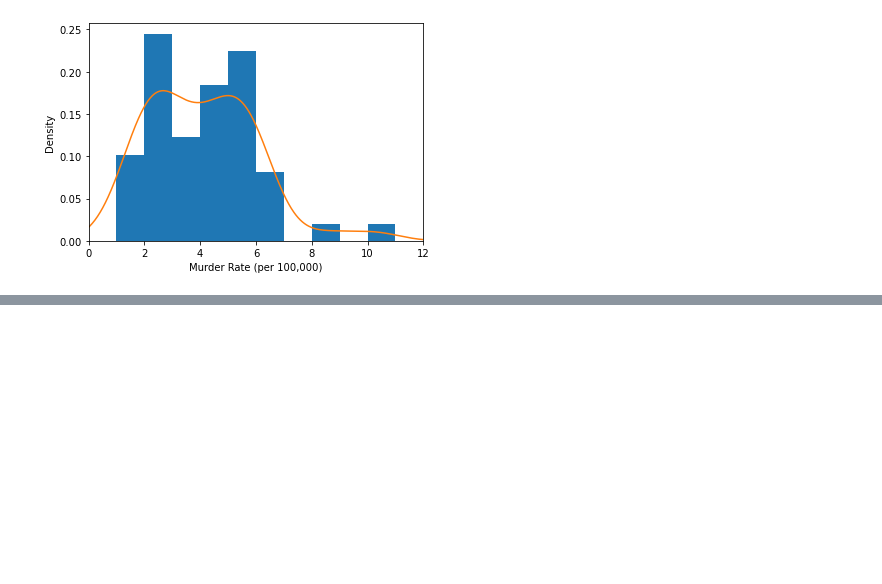
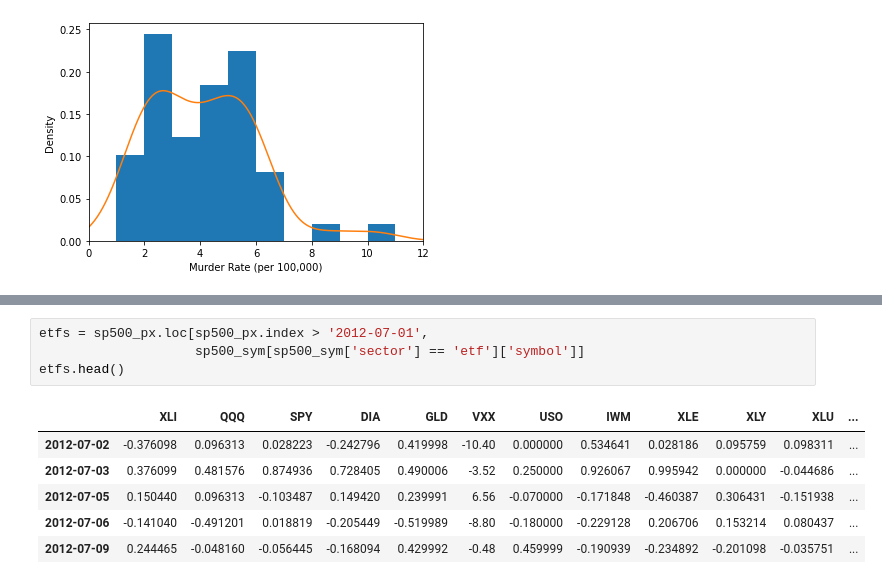
Before and after one commit to jkurdys/practical-statistics-for-data-scientists, a Jupyter notebook: python/notebooks/EDA.ipynb, the cells around one changed output, grey strips where cells are left out. Cells and saved outputs as stored; diff of their text form; blank space fills up the shorter version.

```diff
--- a/python/notebooks/EDA.ipynb
+++ b/python/notebooks/EDA.ipynb
@@ -110,0 +143,11 @@ Text(0.5, 0, 'Murder Rate (per 100,000)')
+# %%
+etfs = sp500_px.loc[sp500_px.index > '2012-07-01',
+                    sp500_sym[sp500_sym['sector'] == 'etf']['symbol']]
+etfs.head()
+# %% [output]
+|  | XLI | QQQ | SPY | DIA | GLD | VXX | USO | IWM | XLE | XLY | XLU | ... |
+| 2012-07-02 | -0.376098 | 0.096313 | 0.028223 | -0.242796 | 0.419998 | -10.40 | 0.000000 | 0.534641 | 0.028186 | 0.095759 | 0.098311 | ... |
+| 2012-07-03 | 0.376099 | 0.481576 | 0.874936 | 0.728405 | 0.490006 | -3.52 | 0.250000 | 0.926067 | 0.995942 | 0.000000 | -0.044686 | ... |
+| 2012-07-05 | 0.150440 | 0.096313 | -0.103487 | 0.149420 | 0.239991 | 6.56 | -0.070000 | -0.171848 | -0.460387 | 0.306431 | -0.151938 | ... |
+| 2012-07-06 | -0.141040 | -0.491201 | 0.018819 | -0.205449 | -0.519989 | -8.80 | -0.180000 | -0.229128 | 0.206706 | 0.153214 | 0.080437 | ... |
+| 2012-07-09 | 0.244465 | -0.048160 | -0.056445 | -0.168094 | 0.429992 | -0.48 | 0.459999 | -0.190939 | -0.234892 | -0.201098 | -0.035751 | ... |
```
Also changed, not shown: parts of 5 cells of this notebook.
